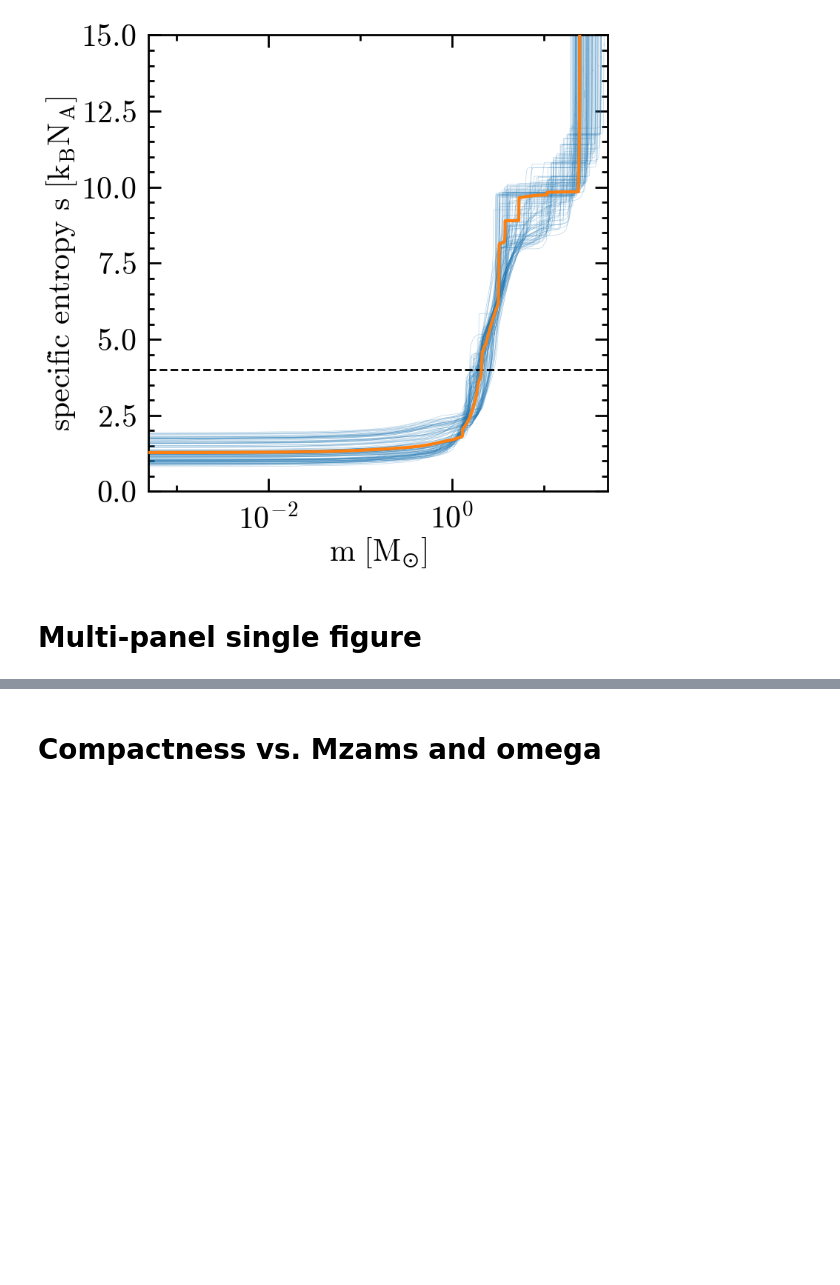
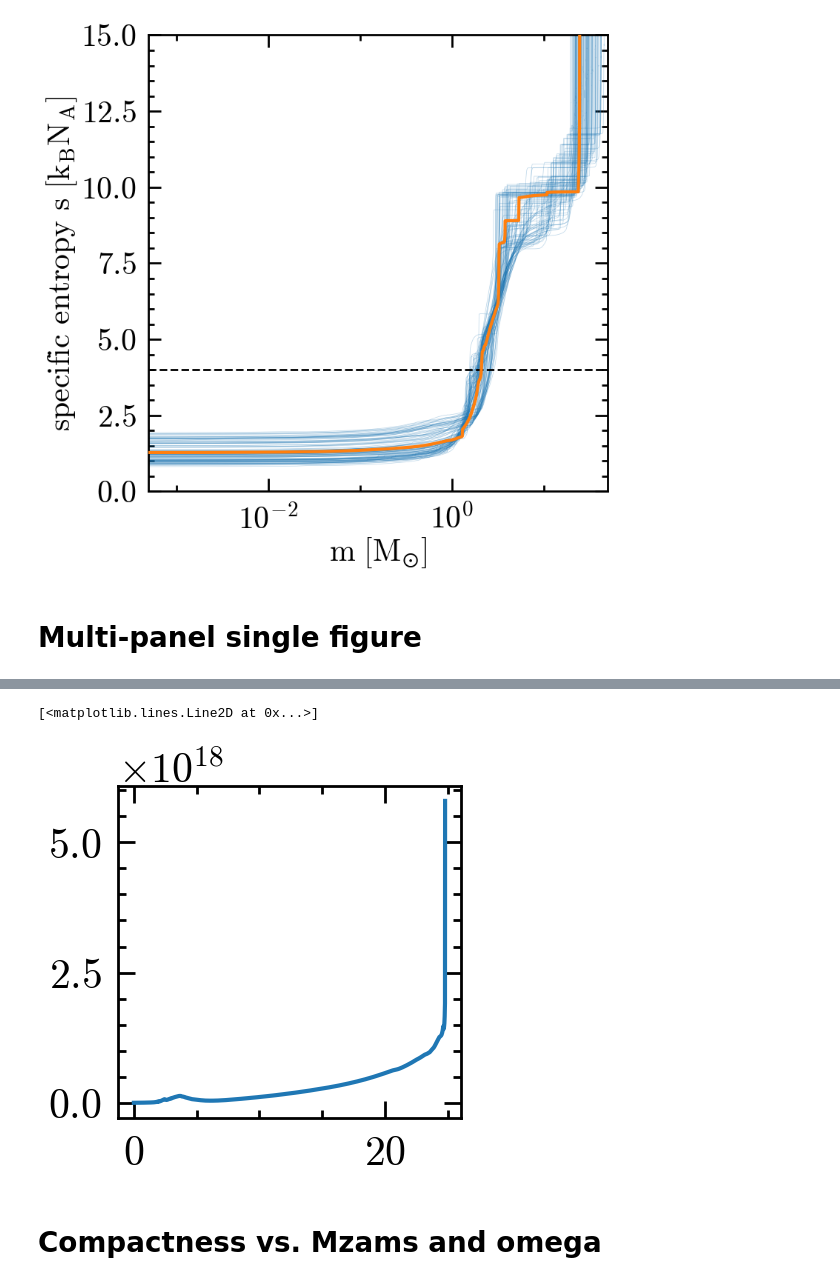
Before and after one commit to mathren/CHE_lGRB_progenitors, a Jupyter notebook: scripts/grid_plots.ipynb, the cells around one changed output, grey strips where cells are left out. Cells and saved outputs as stored; diff of their text form; code cells hidden in the pictures; blank space fills up the shorter version.

```diff
--- a/scripts/grid_plots.ipynb
+++ b/scripts/grid_plots.ipynb
@@ -366,2 +364,20 @@ fig.align_ylabels()
+# %%
+
+fig = plt.figure()
+gs = gridspec.GridSpec(2, 2)
+ax = fig.add_subplot(gs[0])
+small_net = "../data/SMALL_NET/40_rot0.6_small_net/LOGS1/CHE_single_core_collapse.data"
+src, col = get_src_col(small_net)
+m = src[:, col.index("mass")]
+logrho = src[:, col.index("logRho")]
+ye = src[:, col.index('ye')]
+logr = src[:, col.index("logR")]
+r = (10.0**logr)*Rsun_cm
+omega = src[:, col.index("omega")]
+j_specific = r*r*omega
+ax.plot(m, j_specific)
+# %% [output]
+[<matplotlib.lines.Line2D at 0x...>]
+[figure, added]
 # %% [markdown]
 # Compactness vs. Mzams and omega
```
Also changed, not shown: parts of 6 cells of this notebook, 5 other files.
